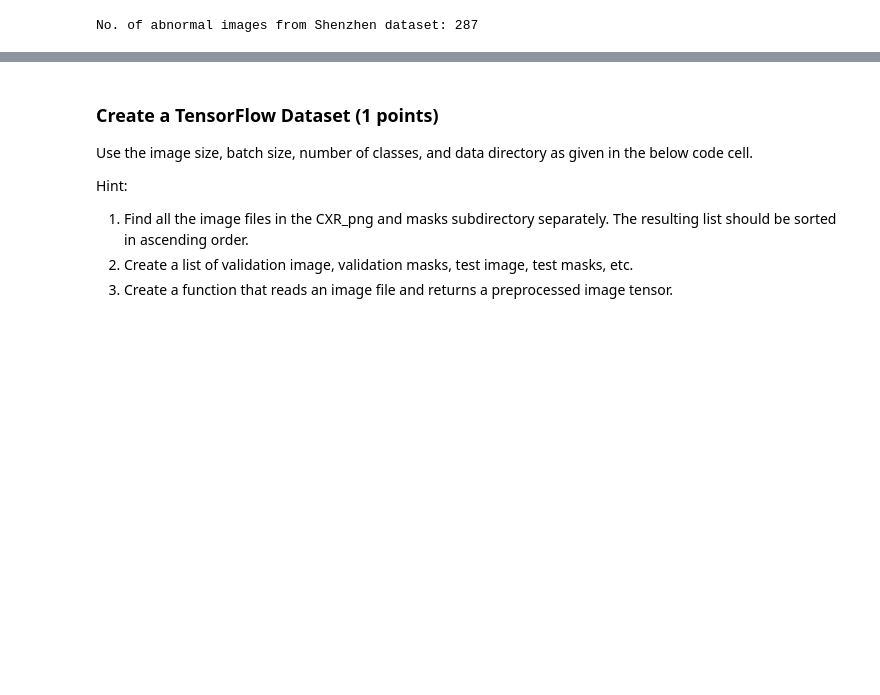
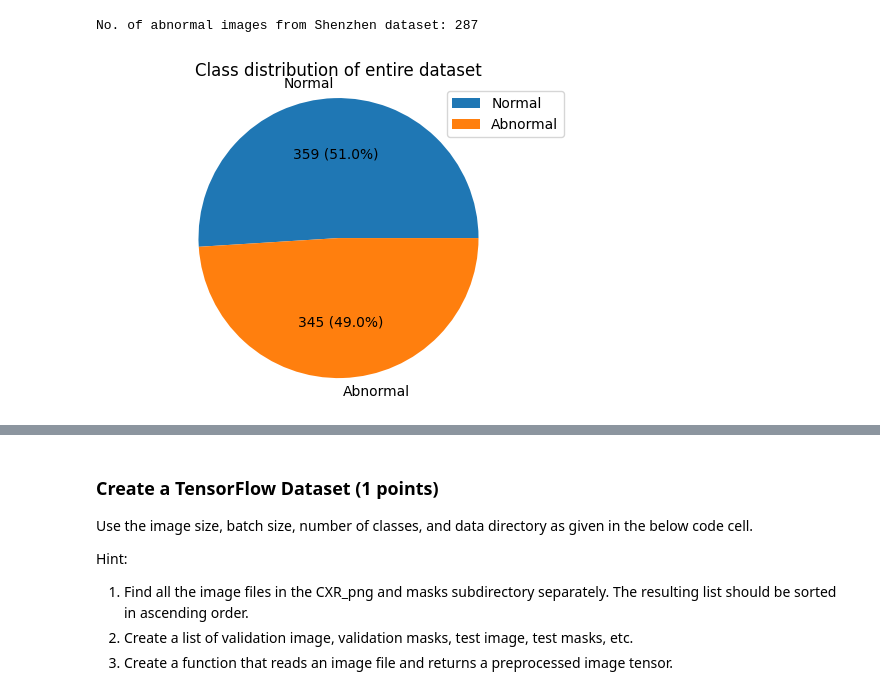
Before and after one commit to aisha-partha/AIMLOps-MiniProjects, a Jupyter notebook: M2_NB_MiniProject_2_DeepLabV3+_Lungs_Segmentation_Keval.ipynb, the cells around one changed output, grey strips where cells are left out. Drawn from its saved outputs; the diff is of its cells as text; code cells hidden in the pictures; blank space fills up the shorter version.

```diff
--- a/M2_NB_MiniProject_2_DeepLabV3+_Lungs_Segmentation_Keval.ipynb
+++ b/M2_NB_MiniProject_2_DeepLabV3+_Lungs_Segmentation_Keval.ipynb
@@ -141,3 +160,15 @@ No. of normal images from Shenzhen dataset: 279
 print(f"No. of abnormal images from Shenzhen dataset: {pd.Series([(all_images[i].split('/')[-1].split('.')[0].startswith('C')) & (all_images[i].split('/')[-1].split('.')[0].endswith('1'))for i in range(len(all_images))]).value_counts()[True]}")
 # %% [output]
 No. of abnormal images from Shenzhen dataset: 287
+# %%
+x_ray_count = [359, 345]
+labels=['Normal', 'Abnormal']
+total = sum(x_ray_count)
+plt.figure(figsize=(6, 4))
+plt.pie(x_ray_count, labels=labels, autopct=lambda p: '{:.0f} ({:.1f}%)'.format(p * total / 100, p), startangle=0)
+plt.title('Class distribution of entire dataset')
+plt.legend(loc='best')
+plt.axis('equal')
+plt.show()
+# %% [output]
+[figure, added]
```
Also changed, not shown: parts of 6 cells of this notebook.
